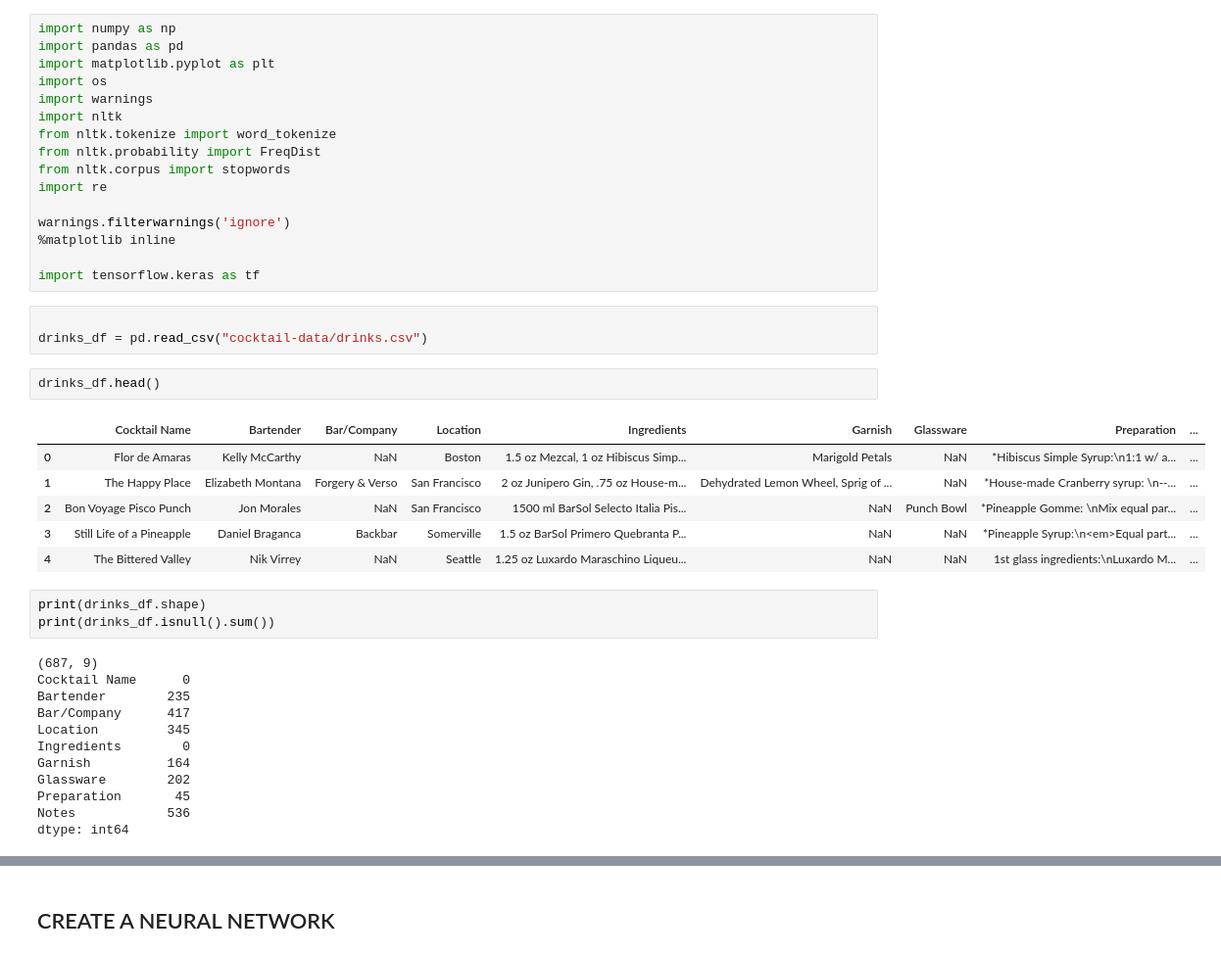
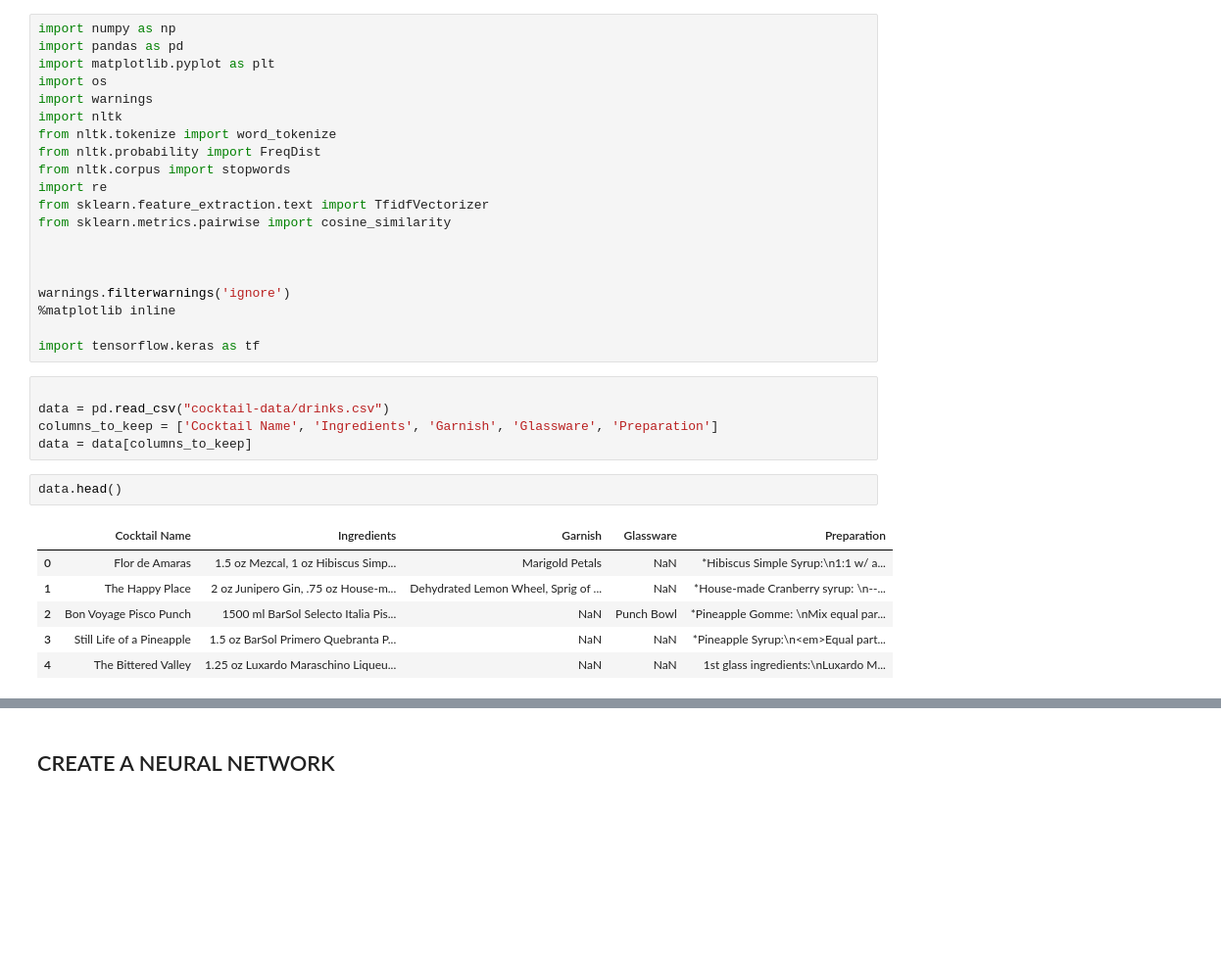
Before and after one commit to codyfp/mixomate-cocktail-recommender, a Jupyter notebook: modelGeneration/exp.ipynb, the cells around one changed output, grey strips where cells are left out. Shown at 98% size. Drawn from its saved outputs; the diff is of its cells as text; blank space fills up the shorter version.

```diff
--- a/modelGeneration/exp.ipynb
+++ b/modelGeneration/exp.ipynb
@@ -9,6 +9,10 @@ from nltk.tokenize import word_tokenize
 from nltk.probability import FreqDist
 from nltk.corpus import stopwords
 import re
+from sklearn.feature_extraction.text import TfidfVectorizer
+from sklearn.metrics.pairwise import cosine_similarity
+
+
 
 warnings.filterwarnings('ignore')
 %matplotlib inline
@@ -16,28 +20,15 @@ warnings.filterwarnings('ignore')
 import tensorflow.keras as tf
 # %%
 
-drinks_df = pd.read_csv("cocktail-data/drinks.csv")
+data = pd.read_csv("cocktail-data/drinks.csv")
+columns_to_keep = ['Cocktail Name', 'Ingredients', 'Garnish', 'Glassware', 'Preparation']
+data = data[columns_to_keep]
 # %%
-drinks_df.head()
+data.head()
 # %% [output]
-|  | Cocktail Name | Bartender | Bar/Company | Location | Ingredients | Garnish | Glassware | Preparation | ... |
-| 0 | Flor de Amaras | Kelly McCarthy | NaN | Boston | 1.5 oz Mezcal, 1 oz Hibiscus Simp... | Marigold Petals | NaN | *Hibiscus Simple Syrup:\n1:1 w/ a... | ... |
-| 1 | The Happy Place | Elizabeth Montana | Forgery & Verso | San Francisco | 2 oz Junipero Gin, .75 oz House-m... | Dehydrated Lemon Wheel, Sprig of ... | NaN | *House-made Cranberry syrup: \n--... | ... |
-| 2 | Bon Voyage Pisco Punch | Jon Morales | NaN | San Francisco | 1500 ml BarSol Selecto Italia Pis... | NaN | Punch Bowl | *Pineapple Gomme: \nMix equal par... | ... |
-| 3 | Still Life of a Pineapple | Daniel Braganca | Backbar | Somerville | 1.5 oz BarSol Primero Quebranta P... | NaN | NaN | *Pineapple Syrup:\n<em>Equal part... | ... |
-| 4 | The Bittered Valley | Nik Virrey | NaN | Seattle | 1.25 oz Luxardo Maraschino Liqueu... | NaN | NaN | 1st glass ingredients:\nLuxardo M... | ... |
+|  | Cocktail Name | Ingredients | Garnish | Glassware | Preparation |
+| 0 | Flor de Amaras | 1.5 oz Mezcal, 1 oz Hibiscus Simp... | Marigold Petals | NaN | *Hibiscus Simple Syrup:\n1:1 w/ a... |
+| 1 | The Happy Place | 2 oz Junipero Gin, .75 oz House-m... | Dehydrated Lemon Wheel, Sprig of ... | NaN | *House-made Cranberry syrup: \n--... |
+| 2 | Bon Voyage Pisco Punch | 1500 ml BarSol Selecto Italia Pis... | NaN | Punch Bowl | *Pineapple Gomme: \nMix equal par... |
+| 3 | Still Life of a Pineapple | 1.5 oz BarSol Primero Quebranta P... | NaN | NaN | *Pineapple Syrup:\n<em>Equal part... |
+| 4 | The Bittered Valley | 1.25 oz Luxardo Maraschino Liqueu... | NaN | NaN | 1st glass ingredients:\nLuxardo M... |
-# %%
-print(drinks_df.shape)
-print(drinks_df.isnull().sum())
-# %% [output]
-(687, 9)
-Cocktail Name      0
-Bartender        235
-Bar/Company      417
-Location         345
-Ingredients        0
-Garnish          164
-Glassware        202
-Preparation       45
-Notes            536
-dtype: int64
```
Also changed, not shown: parts of 34 cells of this notebook, 2 other files.
